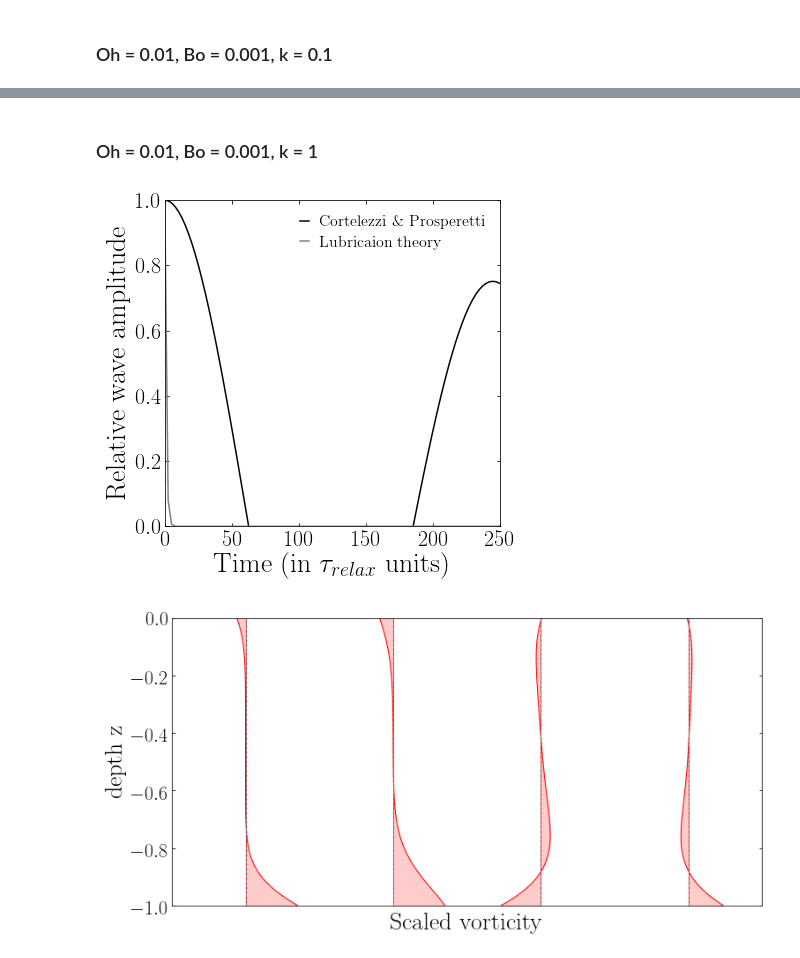
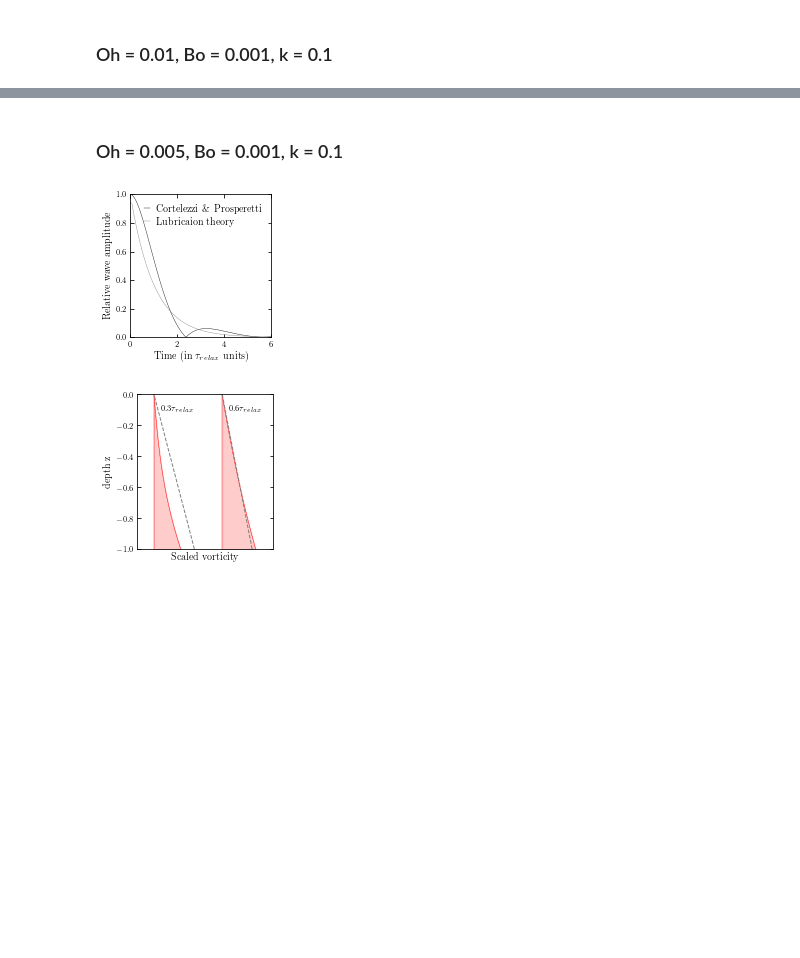
Before and after one commit to the-liquid-lab/on-the-limits-of-lubrication-theory, a Jupyter notebook: Cortelezzi.ipynb, the cells around one changed output, grey strips where cells are left out. Cells and saved outputs as stored; diff of their text form; code cells hidden in the pictures; blank space fills up the shorter version.

```diff
--- a/Cortelezzi.ipynb
+++ b/Cortelezzi.ipynb
@@ -41,10 +41,27 @@ def vortiLaplace(s, z, Oh, Bo, k):
 
 #Inverse the Laplace transfrom and return functions of t and of the parameters Oh, Bo and k
 def freeSurface(t, Oh, Bo, k):
-    return gwr(lambda s: freeSurfaceLaplace(s, Oh, Bo, k), t, M = 32)
+    return gwr(lambda s: freeSurfaceLaplace(s, Oh, Bo, k), t, M_value)
 
 def vorti(t, z, Oh, Bo, k):
-    return gwr(lambda s: vortiLaplace(s, z, Oh, Bo, k), t, M = 32)
+    return gwr(lambda s: vortiLaplace(s, z, Oh, Bo, k), t, M_value)
+
+
+#Parameters figures
+plt.rcParams['text.usetex'] = True
+plt.rcParams['text.latex.preamble'] = [r'\usepackage[squaren,Gray]{SIunits}',
+                                       r'\usepackage{nicefrac}']
+plt.rcParams['font.family'] = 'serif'
+plt.rcParams['font.serif'] = 'cm'
+#font size
+plt.rc('font', size=10)  # general font size
+plt.rc('axes', labelsize=10, titlesize=10)
+plt.rc('lines', markersize=8, markeredgewidth=0., linewidth=0.4)
+plt.rc('legend', frameon=False, fancybox=False, numpoints=1, markerscale=1,
+       fontsize=10, handlelength=0.6, handletextpad=0.6, labelspacing=0.3)
+plt.rc('xtick',  labelsize=8, direction='in', bottom='true', top='true')
+plt.rc('ytick',  labelsize=8, direction='in', left='true', right='true')
+plt.rc('savefig', bbox='tight', transparent=True, dpi=300)
 # %% [markdown]
 ## Main function
 # %%
@@ -150,7 +173,7 @@ plotComparison(0.01, 0.001, 0.1, 1)
 # %% [markdown]
-### Oh = 0.01, Bo = 0.001, k = 1
+### Oh = 0.005, Bo = 0.001, k = 0.1
 # %%
-plotComparison(0.01, 0.001, 1., 250)
+plotComparison(0.005, 0.001, 0.1, 6, [0.3, 0.6])    # oscillations
 # %% [output]
-[figure, old version]
+[figure, new version]
-[figure, old version]
+[figure, new version]
```
Also changed, not shown: parts of 13 cells of this notebook.
